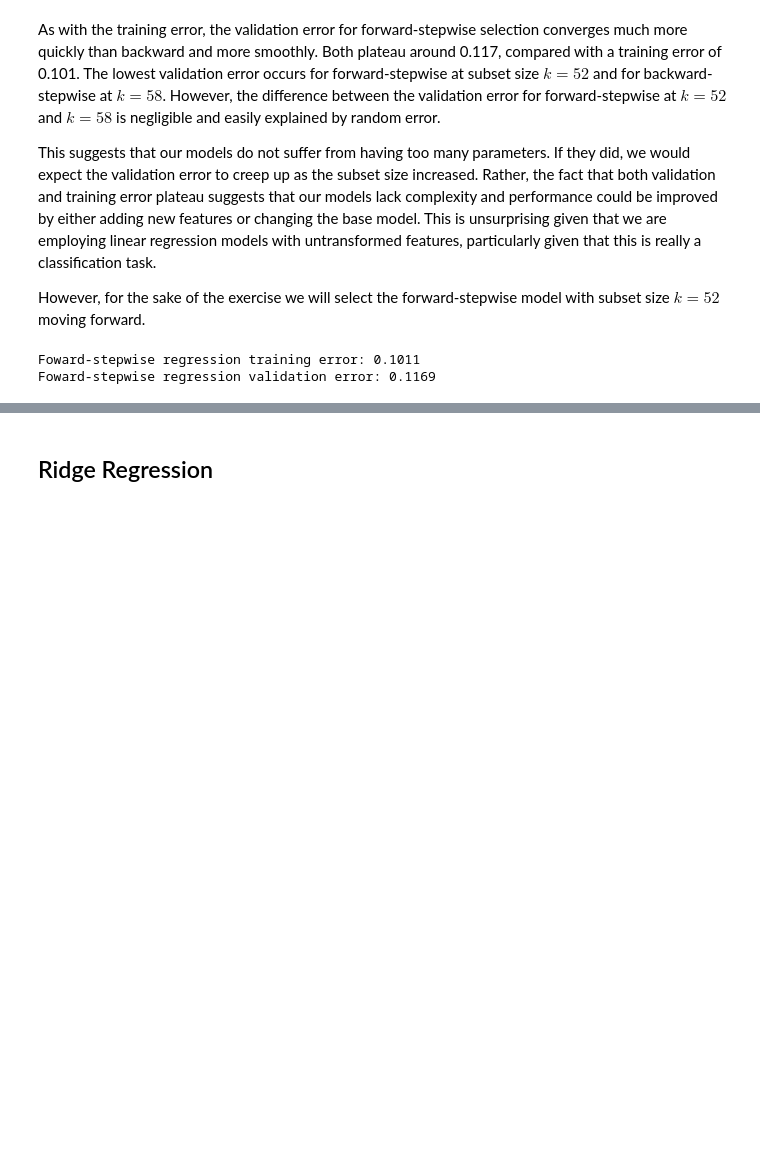
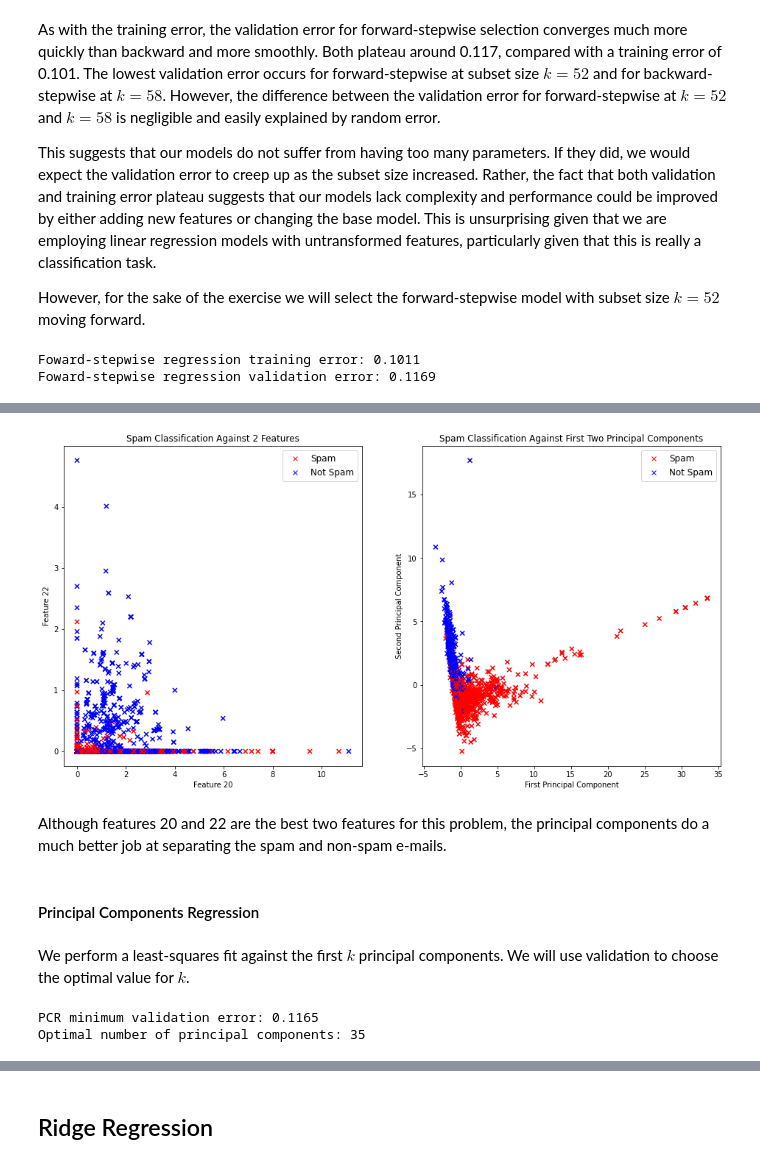
Before and after one commit to chris-leonard/elements-of-statistical-learning, a Jupyter notebook: chapter-3/spam-regression-analysis.ipynb, the cells around one changed output, grey strips where cells are left out. Cells and saved outputs as stored; diff of their text form; code cells hidden in the pictures; blank space fills up the shorter version.

```diff
--- a/chapter-3/spam-regression-analysis.ipynb
+++ b/chapter-3/spam-regression-analysis.ipynb
@@ -586,0 +667,65 @@ Foward-stepwise regression validation error: 0.1169
+# %%
+# Initialise figure
+fig, [ax1, ax2] = plt.subplots(ncols=2, figsize=(16, 8))
+
+# Axis 1 parameters
+ax1.set_title('Spam Classification Against 2 Features')
+ax1.set_xlabel('Feature 20')
+ax1.set_ylabel('Feature 22')
+
+# Plot y against first two features of X
+ax1.scatter(X_train[:, 20], X_train[:, 22], c=y_train, cmap=ListedColormap(["red", "blue"]), marker='x')
+
+# Axis 2 parameters
+ax2.set_title('Spam Classification Against First Two Principal Components')
+ax2.set_xlabel('First Principal Component')
+ax2.set_ylabel('Second Principal Component')
+
+# Plot y against first two principal components of X
+X_train_pc = pca.transform(X_train)
+ax2.scatter(X_train_pc[:, 0], X_train_pc[:, 1], c=y_train, cmap=ListedColormap(["red", "blue"]), marker='x')
+
+# Legend
+legend_elements = [Line2D([0], [0], color='red', linewidth=3, marker='x', linestyle='', label='Spam'),
+                   Line2D([0], [0], color='blue', linewidth=3, marker='x', linestyle='', label='Not Spam')]
+ax1.legend(handles=legend_elements, fontsize='large')
+ax2.legend(handles=legend_elements, fontsize='large');
+# %% [output]
+[figure, added]
+# %% [markdown]
+Although features 20 and 22 are the best two features for this problem, the principal components do a much better job at separating the spam and non-spam e-mails.
+# %% [markdown]
+#### Principal Components Regression
+# %% [markdown]
+We perform a least-squares fit against the first $k$ principal components. We will use validation to choose the optimal value for $k$.
+# %%
+# Parameter grid for grid search
+pcr_params = range(1, num_feat + 1)
+param_grid = {'pca__n_components' : pcr_params}
+
+# Create pipeline
+pcr_pipe = make_pipeline(StandardScaler(), PCA(), LinearRegression())
+
+# Create grid search
+scoring = 'neg_mean_squared_error'
+pcr = GridSearchCV(pcr_pipe,
+                     param_grid,
+                     scoring=scoring,
+                     cv = ps,
+                     return_train_score=True)
+
+# Fit to data
+pcr.fit(X_trainval, y_trainval)
+
+# Get training and valuation error (negative scores because our scoring function was negative mse)
+pcr_train_err = -pcr.cv_results_['split0_train_score']
+pcr_val_err = -pcr.cv_results_['split0_test_score']
+
+# Optimal values
+pcr_param_best = pcr.best_params_['pca__n_components']
+pcr_val_err_best = -pcr.best_score_
+print('PCR minimum validation error: {:.4f}'.format(pcr_val_err_best))
+print('Optimal number of principal components: {:}'.format(pcr_param_best))
+# %% [output]
+PCR minimum validation error: 0.1165
+Optimal number of principal components: 35
```
Also changed, not shown: parts of 66 cells of this notebook.
